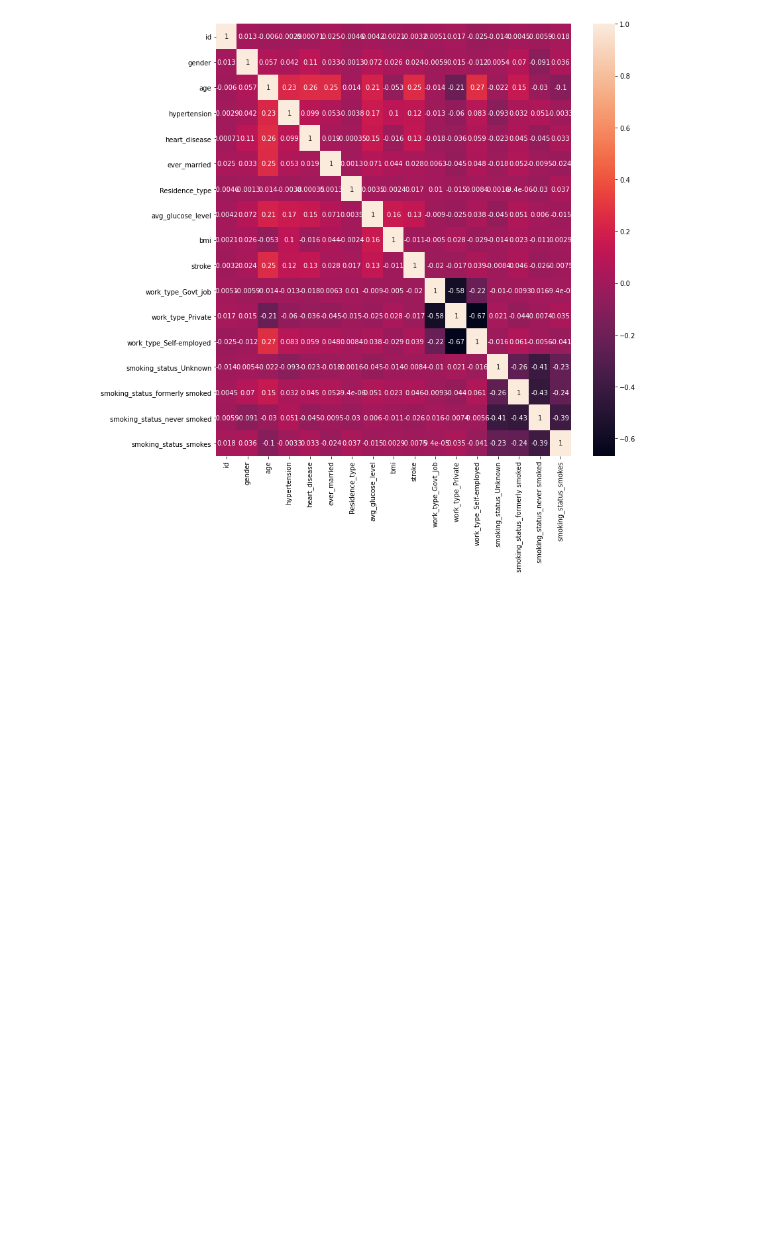
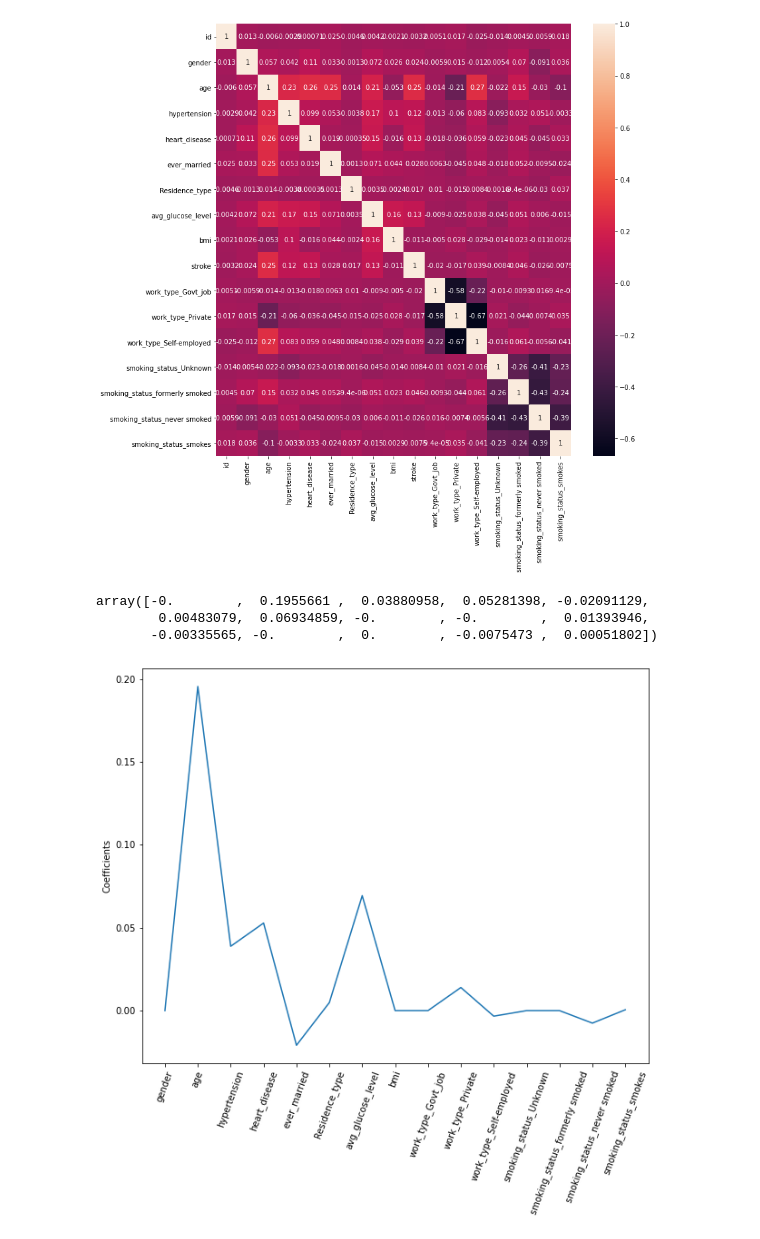
Before and after one commit to britt-emm/CGGroupProject, a Jupyter notebook: Final_Project/Stroke_Preprocessing.ipynb, the cells around one changed output. Saved outputs shown, nothing was run; the diff lists cells and outputs as text; code cells hidden in the pictures; blank space fills up the shorter version.

```diff
--- a/Final_Project/stroke_2nd_draft.ipynb
+++ b/Final_Project/Stroke_Preprocessing.ipynb
@@ -426,3 +426,21 @@ sn.heatmap(corrMatrix, annot=True)
 plt.show()
 # %% [output]
 [figure]
+# %%
+from sklearn.linear_model import Lasso
+X = norm_stroke_df.drop(['id', 'stroke'], axis=1)
+y = norm_stroke_df['stroke']
+
+lasso = Lasso(alpha=0.0005)
+lasso_coef = lasso.fit(X,y).coef_
+fig,ax=plt.subplots(figsize=(10,8))
+_ = plt.plot(range(len(X.columns)), lasso_coef)
+_ = plt.xticks(range(len(X.columns)), X.columns, rotation=70)
+_ = plt.ylabel("Coefficients")
+plt.show
+lasso_coef
+# %% [output]
+array([-0.        ,  0.1955661 ,  0.03880958,  0.05281398, -0.02091129,
+        0.00483079,  0.06934859, -0.        , -0.        ,  0.01393946,
+       -0.00335565, -0.        ,  0.        , -0.0075473 ,  0.00051802])
+[figure, added]
```
Also changed, not shown: parts of 3 cells of this notebook, 3 other files.
